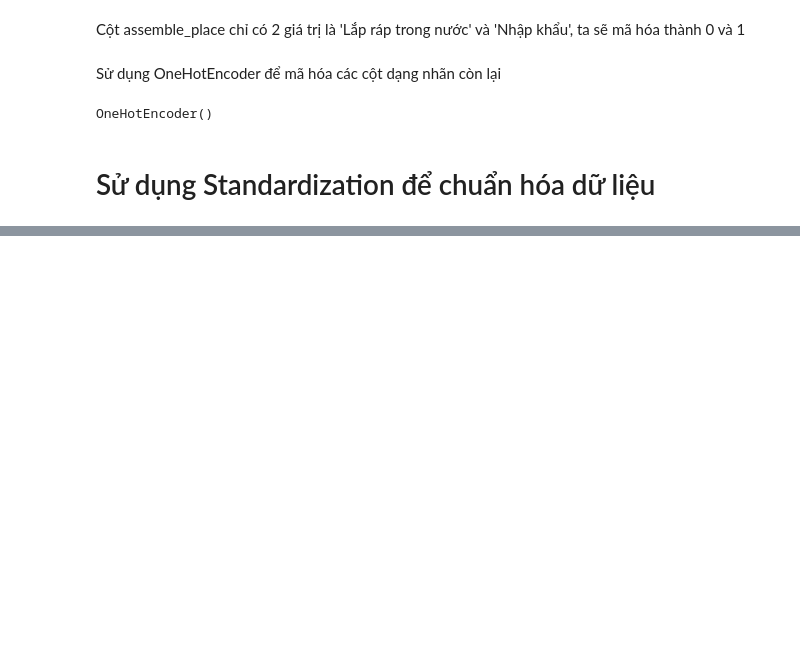
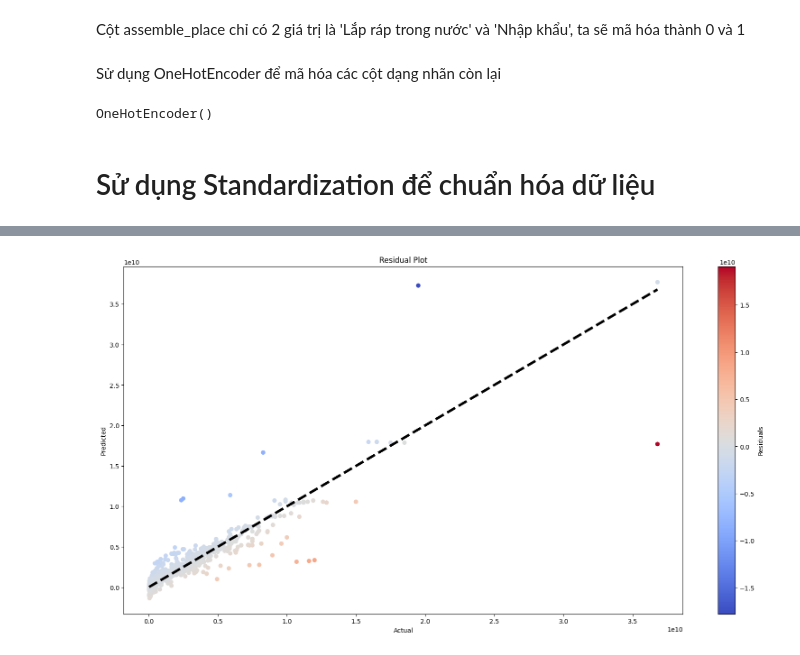
Before and after one commit to docbuoc1029/trainAI_TEST, a Jupyter notebook: train.ipynb, the cells around one changed output, grey strips where cells are left out. Drawn from its saved outputs; the diff is of its cells as text; code cells hidden in the pictures; blank space fills up the shorter version.

```diff
--- a/train.ipynb
+++ b/train.ipynb
@@ -548,0 +689,2 @@ best_rf_model.predict(car[['engine_type','series','model','brand','year','driven
+# %%
+rf_pipe.fit(X_train, y_train)
@@ -548,0 +740,5 @@ best_rf_model.predict(car[['engine_type','series','model','brand','year','driven
+# %%
+lr=LinearRegression()
+lr_pipe = make_pipeline(column_trans,lr)
+# %%
+lr_pipe.fit(X_train, y_train)
@@ -548,0 +763,3 @@ best_rf_model.predict(car[['engine_type','series','model','brand','year','driven
+# %%
+y_pred=lr_pipe.predict(X_test)
+r2_score(y_test,y_pred)
@@ -548,0 +792,19 @@ best_rf_model.predict(car[['engine_type','series','model','brand','year','driven
+# %%
+plt.figure(figsize=(20, 10))
+
+# Tính sự chênh lệch giữa giá trị thực và giá trị dự đoán
+residuals = y_test - y_pred
+
+# Vẽ biểu đồ phân tán với màu sắc phân biệt dựa trên sự chênh lệch
+plt.scatter(y_test, y_pred, c=residuals, cmap='coolwarm')
+
+# Vẽ đường thẳng y = x
+plt.plot([y_test.min(), y_test.max()], [y_test.min(), y_test.max()], 'k--', lw=4)
+
+plt.xlabel('Actual')
+plt.ylabel('Predicted')
+plt.colorbar(label='Residuals')
+plt.title('Residual Plot')
+plt.show()
+# %% [output]
+[figure, added]
```
Also changed, not shown: parts of 58 cells of this notebook.
